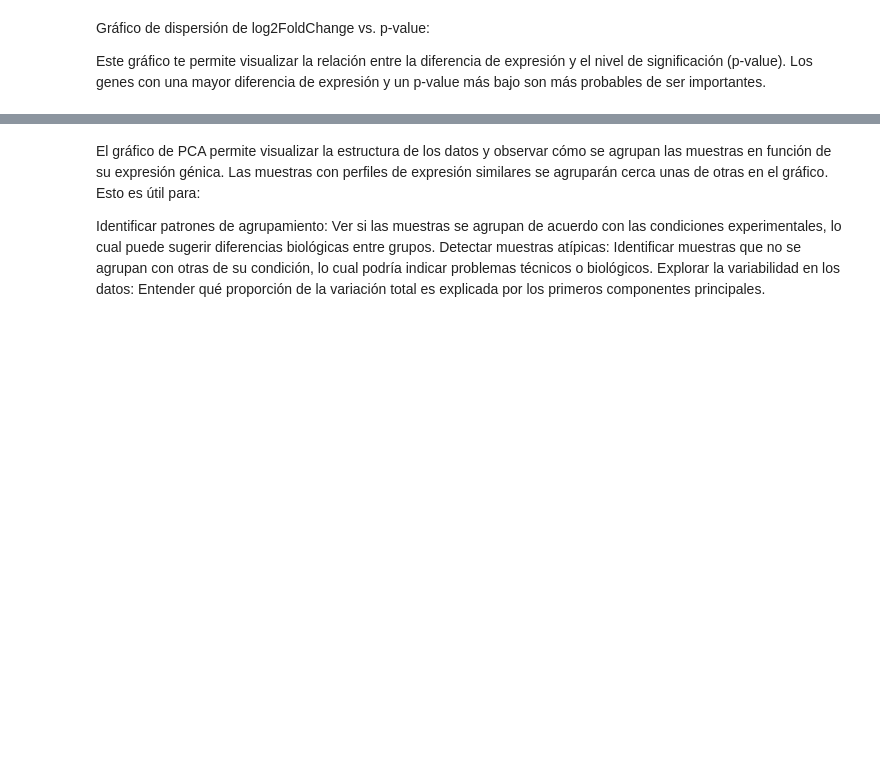
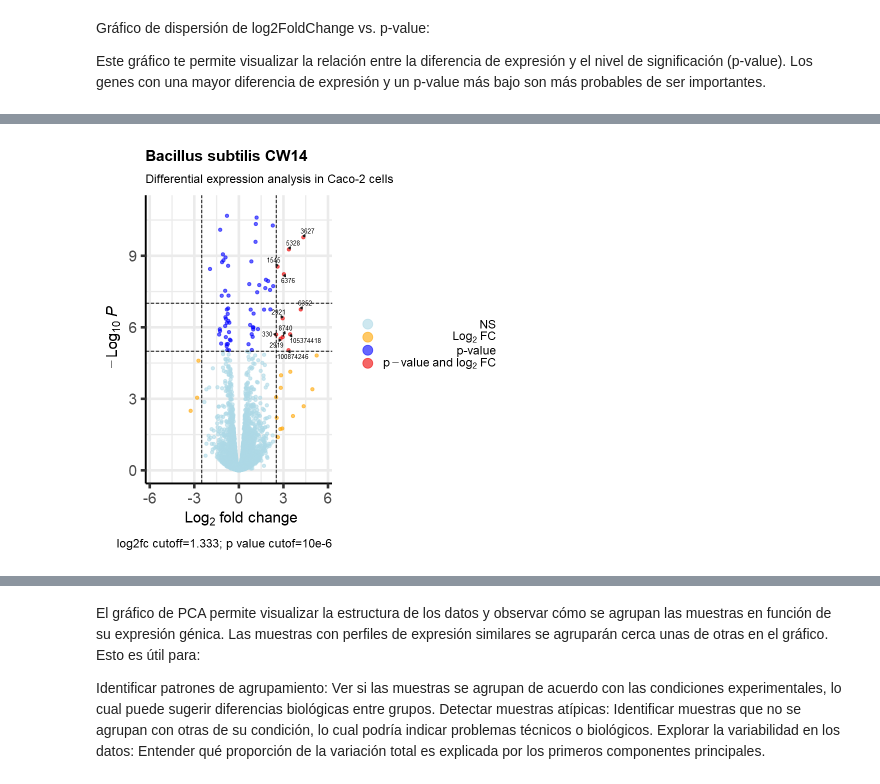
Before and after one commit to nicolasbroldan/Protocolo_Reposicionamiento_Probioticos, a Jupyter notebook: 1_Dseq2/Bacillus subtilis CW14 - Caco 2/DSEQ2.ipynb, the cells around one changed output, grey strips where cells are left out. Drawn from its saved outputs; the diff is of its cells as text; code cells hidden in the pictures; blank space fills up the shorter version.

Commit message:
Volcano_plot_Update
Se actualizaron las gráficas de Volcano y heatmap del análisis de Expresión Diferencial.

```diff
--- a/1_Dseq2/Bacillus subtilis CW14 - Caco 2/DSEQ2.ipynb
+++ b/1_Dseq2/Bacillus subtilis CW14 - Caco 2/DSEQ2.ipynb
@@ -349,3 +382,27 @@ ggplot(deSeqRes, aes(x = log2FoldChange, y = -log10(padj), color = sig)) +
+# %%
+# Crear volcanoplot de grado de publicación con genes de interés marcados
+EnhancedVolcano(res,
+                lab = rownames(res),
+                x = 'log2FoldChange',
+                y = 'padj',
+                pCutoff = 10e-6,
+                FCcutoff = 2.5,
+                xlim = c(-5.7, 5.7),
+                ylim = c(0, -log10(10.2e-12)),
+                pointSize = 1.3,
+                labSize = 2.6,
+                title = 'Bacillus subtilis CW14',
+                subtitle = 'Differential expression analysis in Caco-2 cells',
+                caption = 'log2fc cutoff=1.333; p value cutof=10e-6',
+                legendPosition = "right",
+                legendLabSize = 14,
+                col = c('lightblue', 'orange', 'blue', 'red2'),
+                colAlpha = 0.6,
+                drawConnectors = TRUE,
+                hline = c(10e-8),
+                widthConnectors = 0.5)
+# %% [output]
+[figure, added]
 # %%
 # Filtra los datos para incluir solo los genes significativos
 umbral_pvalor <- 0.05
```
Also changed, not shown: parts of 13 cells of this notebook, 23 other files.
